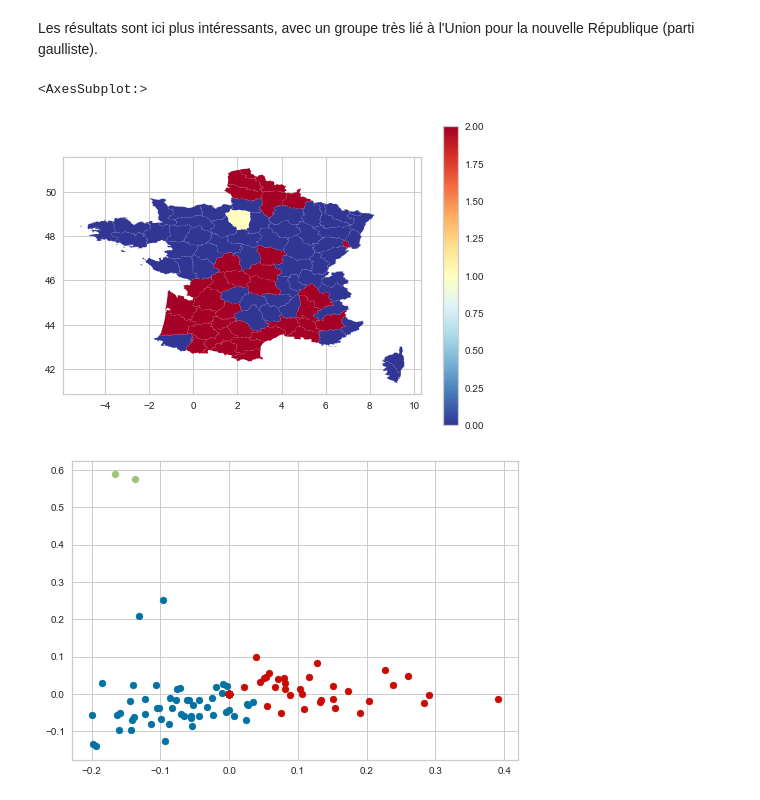
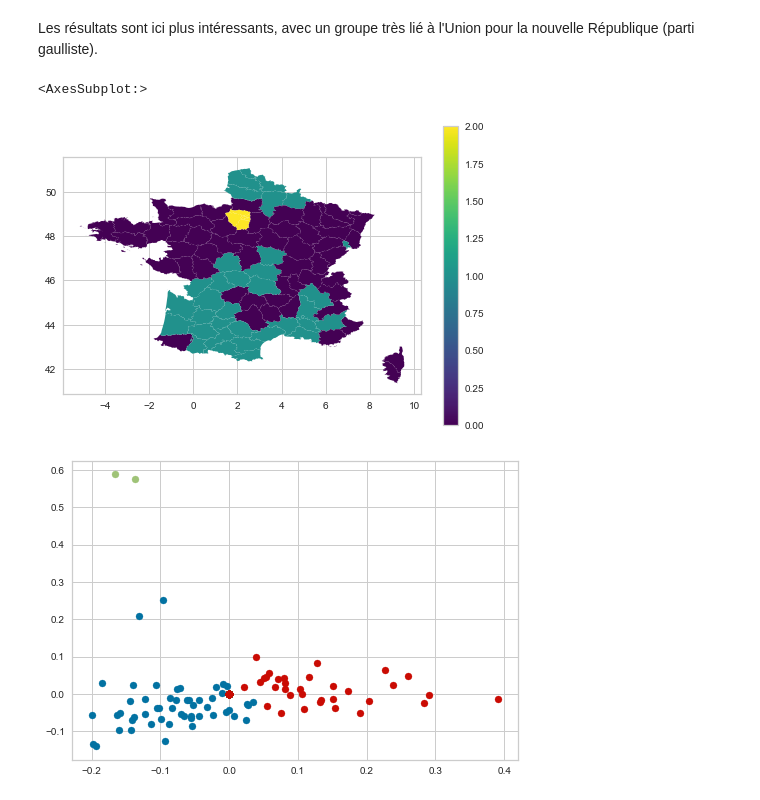
Before and after one commit to dusylvain/Projet-Python-deputes, a Jupyter notebook: clustering.ipynb, the cells around one changed output. Cells and saved outputs as stored; diff of their text form; code cells hidden in the pictures.

```diff
--- a/clustering.ipynb
+++ b/clustering.ipynb
@@ -19,9 +19,10 @@ if user=='S':
 elif user=='G':
     lien="C:/Users/Administrateur.LAPTOP-FH8TB47B/Desktop/Projet_assemblee/"
 
-mandat_dep=pd.read_csv(lien+"liste_mandatdef.csv")#on récupère le csv de la liste des mandats
-df_depu=pd.read_csv(lien+"listeDepute_complete.csv")
-ddpartement=pd.read_csv(lien+"table_dpmt.csv")
+mandat_dep=pd.read_csv(lien+"table_mandat.csv")#on récupère le csv de la liste des mandats
+df_depu=pd.read_csv(lien+"table_depute.csv")
+table_depmt=pd.read_csv(lien+"table_dpmt.csv")
+lstRegime=pd.read_csv(lien+"regime_wiki.csv")
 # %% [markdown]
 Essayons de faire un clustering sur les département selon leur orientation politique sous la troisième république
 # %%
@@ -216,10 +211,10 @@ Les résultats sont ici plus intéressants, avec un groupe très lié à l'Union
 # %%
 depmt_app_5b=depmt_app_5b[depmt_app_5b.index.notna()]
 df = carte_metrop_5.merge(depmt_app_5b, how = 'inner', left_index=True, right_index=True)
-df.plot(column = 'Appartenance', cmap = 'RdYlBu_r', legend=True)#on crée la carte
+df.plot(column = 'Appartenance', cmap = 'viridis', legend=True)#on crée la carte
 # %% [output]
 <AxesSubplot:>
-[figure, old version]
+[figure, new version]
 # %%
 proj=acp.fit_transform(depmt_groupe_5metr)
 nuagepoint(depmt_app_5b, nbre_cluster=3)
```
Also changed, not shown: parts of 22 cells of this notebook, 1 other file.
